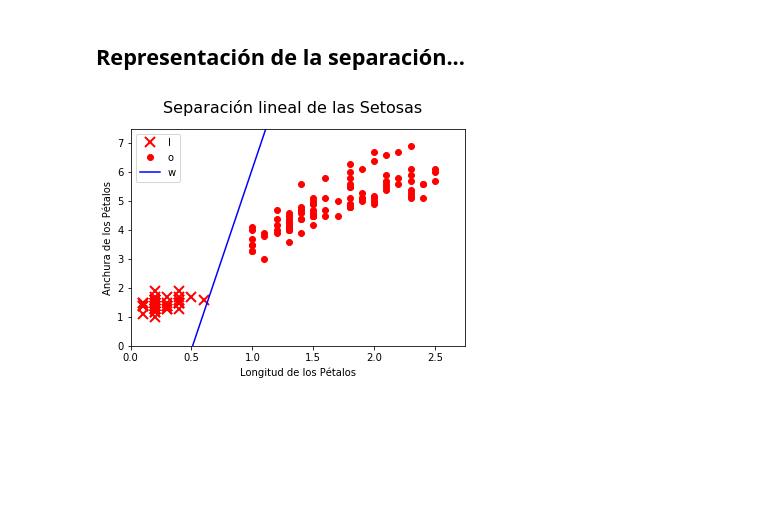
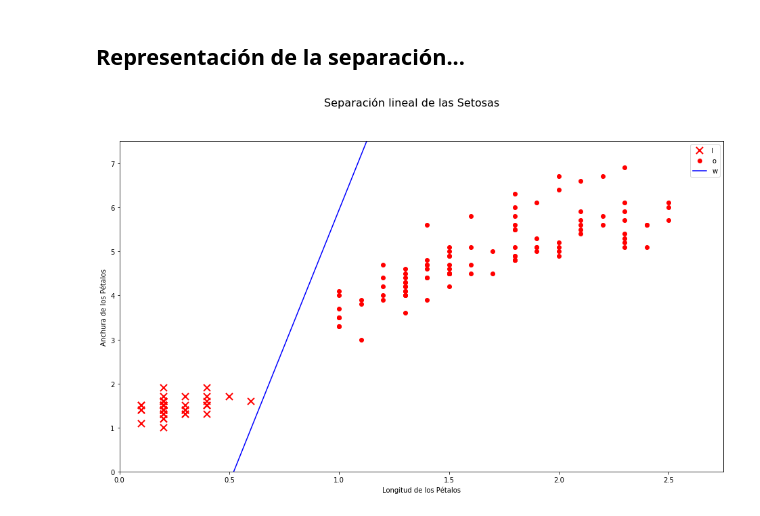
Before and after one commit to jorgeadev/tensorflow-for-ml-and-ai, a Jupyter notebook: scripts/tema03/07-iris.ipynb, the cells around one changed output. Saved outputs shown, nothing was run; the diff lists cells and outputs as text; code cells hidden in the pictures; blank space fills up the shorter version.

```diff
--- a/scripts/tema03/07-iris.ipynb
+++ b/scripts/tema03/07-iris.ipynb
@@ -82,15 +86,16 @@ setosa_y = [a[0] for i, a in enumerate(iris2d) if binary_target[i] == 1]
 no_setosa_x = [a[1] for i, a in enumerate(iris2d) if binary_target[i] == 0]
 no_setosa_y = [a[0] for i, a in enumerate(iris2d) if binary_target[i] == 0]
 # %%
+plt.figure(figsize = (16, 9))
 plt.plot(setosa_x, setosa_y, "rx", ms = 10, mew = 2, label = "Setosa")
 plt.plot(no_setosa_x, no_setosa_y, "ro", label = "No Setosa")
 plt.plot(x, abline_values, "b-")
 plt.suptitle("Separación lineal de las Setosas", fontsize = 16)
 plt.xlabel("Longitud de los Pétalos")
 plt.ylabel("Anchura de los Pétalos")
 plt.legend("lower right")
 plt.xlim([0.0, 2.75])
 plt.ylim([0.0, 7.5])
 plt.show()
 # %% [output]
-[figure, old version]
+[figure, new version]
```
Also changed, not shown: parts of 2 cells of this notebook.
